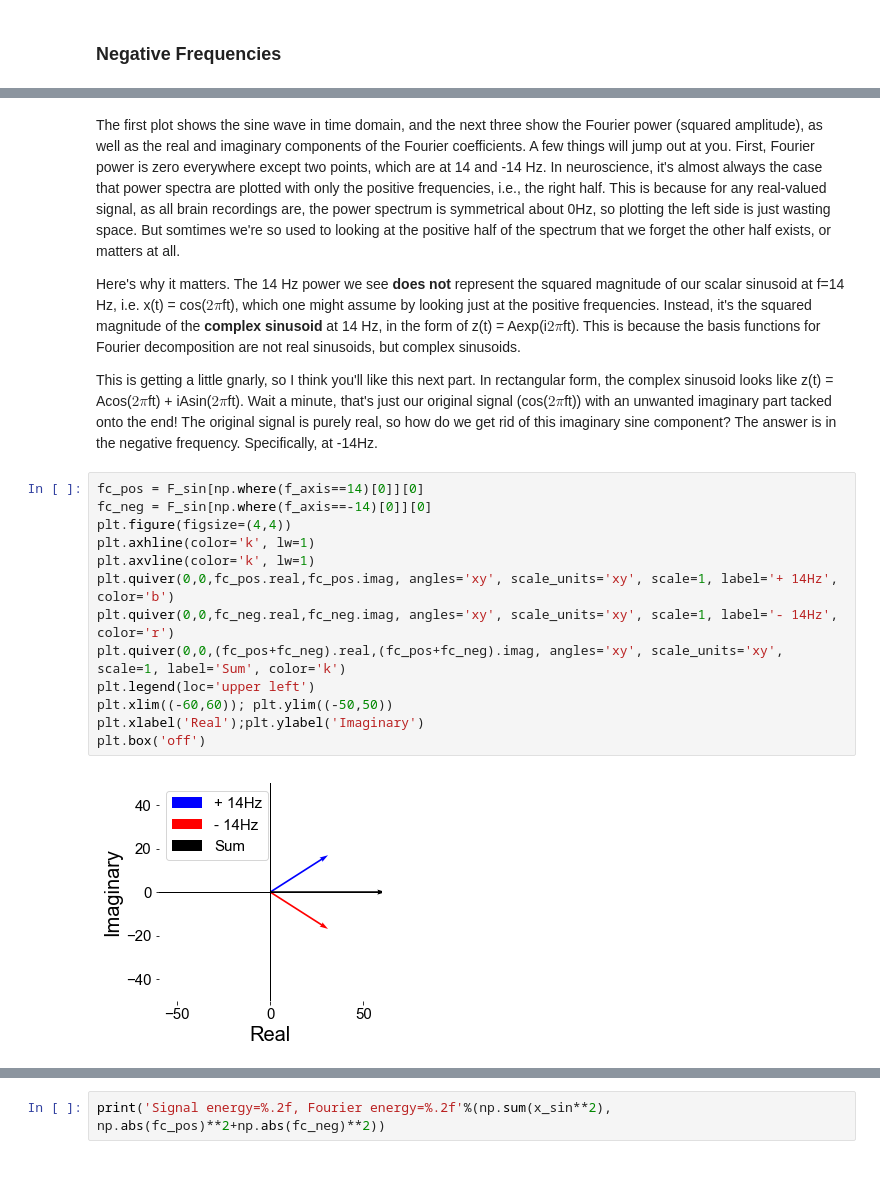
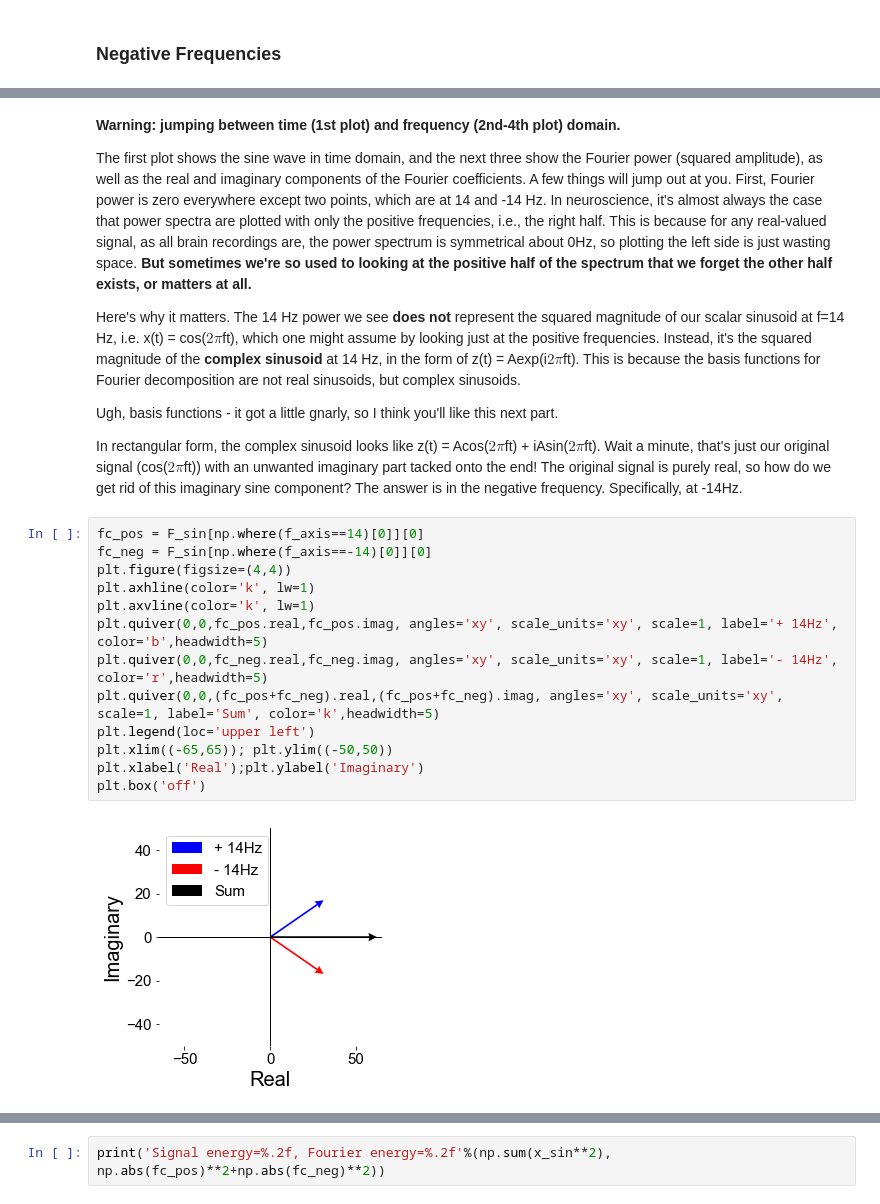
Before and after one commit to rdgao/roemerhasit, a Jupyter notebook: Roemer Says - Hilbert Transform.ipynb, the cells around one changed output, grey strips where cells are left out. Drawn from its saved outputs; the diff is of its cells as text; blank space fills up the shorter version.

```diff
--- a/Roemer Says - Hilbert Transform.ipynb
+++ b/Roemer Says - Hilbert Transform.ipynb
@@ -190,22 +219,26 @@ plt.tight_layout()
 # %% [markdown]
-The first plot shows the sine wave in time domain, and the next three show the Fourier power (squared amplitude), as well as the real and imaginary components of the Fourier coefficients. A few things will jump out at you. First, Fourier power is zero everywhere except two points, which are at 14 and -14 Hz. In neuroscience, it's almost always the case that power spectra are plotted with only the positive frequencies, i.e., the right half. This is because for any real-valued signal, as all brain recordings are, the power spectrum is symmetrical about 0Hz, so plotting the left side is just wasting space. But somtimes we're so used to looking at the positive half of the spectrum that we forget the other half exists, or matters at all.
+**Warning: jumping between time (1st plot) and frequency (2nd-4th plot) domain.**
+
+The first plot shows the sine wave in time domain, and the next three show the Fourier power (squared amplitude), as well as the real and imaginary components of the Fourier coefficients. A few things will jump out at you. First, Fourier power is zero everywhere except two points, which are at 14 and -14 Hz. In neuroscience, it's almost always the case that power spectra are plotted with only the positive frequencies, i.e., the right half. This is because for any real-valued signal, as all brain recordings are, the power spectrum is symmetrical about 0Hz, so plotting the left side is just wasting space. **But sometimes we're so used to looking at the positive half of the spectrum that we forget the other half exists, or matters at all.**
 
 Here's why it matters. The 14 Hz power we see **does not** represent the squared magnitude of our scalar sinusoid at f=14 Hz, i.e. x(t) = cos($2\pi$ft), which one might assume by looking just at the positive frequencies. Instead, it's the squared magnitude of the **complex sinusoid** at 14 Hz, in the form of z(t) = Aexp(i$2\pi$ft). This is because the basis functions for Fourier decomposition are not real sinusoids, but complex sinusoids.
 
-This is getting a little gnarly, so I think you'll like this next part. In rectangular form, the complex sinusoid looks like z(t) = Acos($2\pi$ft) + iAsin($2\pi$ft). Wait a minute, that's just our original signal (cos($2\pi$ft)) with an unwanted imaginary part tacked onto the end! The original signal is purely real, so how do we get rid of this imaginary sine component? The answer is in the negative frequency. Specifically, at -14Hz.
+Ugh, basis functions - it got a little gnarly, so I think you'll like this next part.
+
+In rectangular form, the complex sinusoid looks like z(t) = Acos($2\pi$ft) + iAsin($2\pi$ft). Wait a minute, that's just our original signal (cos($2\pi$ft)) with an unwanted imaginary part tacked onto the end! The original signal is purely real, so how do we get rid of this imaginary sine component? The answer is in the negative frequency. Specifically, at -14Hz.
 # %%
 fc_pos = F_sin[np.where(f_axis==14)[0]][0]
 fc_neg = F_sin[np.where(f_axis==-14)[0]][0]
 plt.figure(figsize=(4,4))
 plt.axhline(color='k', lw=1)
 plt.axvline(color='k', lw=1)
-plt.quiver(0,0,fc_pos.real,fc_pos.imag, angles='xy', scale_units='xy', scale=1, label='+ 14Hz', color='b')
-plt.quiver(0,0,fc_neg.real,fc_neg.imag, angles='xy', scale_units='xy', scale=1, label='- 14Hz', color='r')
-plt.quiver(0,0,(fc_pos+fc_neg).real,(fc_pos+fc_neg).imag, angles='xy', scale_units='xy', scale=1, label='Sum', color='k')
+plt.quiver(0,0,fc_pos.real,fc_pos.imag, angles='xy', scale_units='xy', scale=1, label='+ 14Hz', color='b',headwidth=5)
+plt.quiver(0,0,fc_neg.real,fc_neg.imag, angles='xy', scale_units='xy', scale=1, label='- 14Hz', color='r',headwidth=5)
+plt.quiver(0,0,(fc_pos+fc_neg).real,(fc_pos+fc_neg).imag, angles='xy', scale_units='xy', scale=1, label='Sum', color='k',headwidth=5)
 plt.legend(loc='upper left')
-plt.xlim((-60,60)); plt.ylim((-50,50))
+plt.xlim((-65,65)); plt.ylim((-50,50))
 plt.xlabel('Real');plt.ylabel('Imaginary')
 plt.box('off')
 # %% [output]
-[figure, old version]
+[figure, new version]
 # %% [markdown]
```
Also changed, not shown: parts of 20 cells of this notebook.
